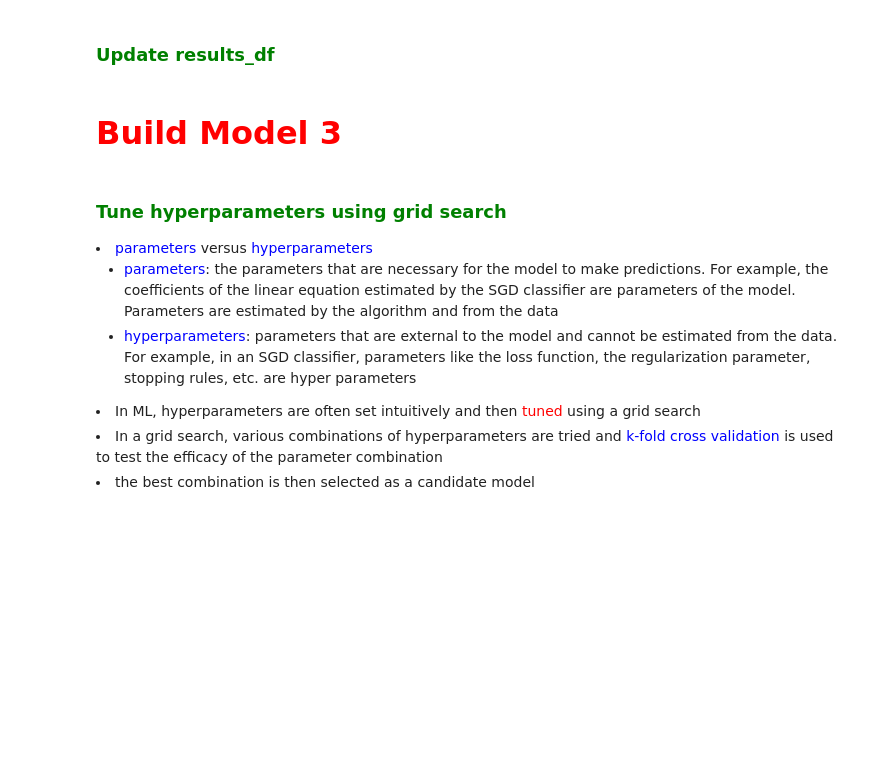
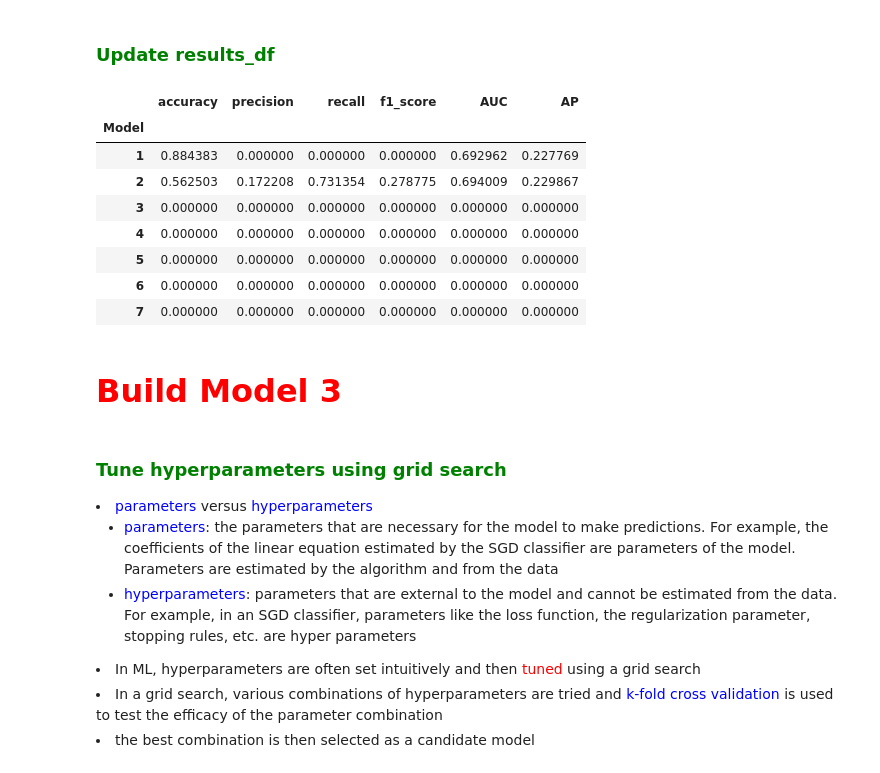
Before and after one commit to ReiannaLiu/IEORE4212_Assignments, a Jupyter notebook: Assignment 7/Assignment 7 - Machine learning credit rating assignment.ipynb, the cells around one changed output. Drawn from its saved outputs; the diff is of its cells as text; code cells hidden in the pictures; blank space fills up the shorter version.

Commit message:
update model 2

```diff
--- a/Assignment 7/Assignment 7 - Machine learning credit rating assignment.ipynb
+++ b/Assignment 7/Assignment 7 - Machine learning credit rating assignment.ipynb
@@ -447,0 +442,6 @@ results_df
+# %%
+model_2 = SGDClassifier(loss="log_loss",random_state=42, max_iter=1000, class_weight={0:1, 1:9})
+model_2.fit(x_train,y_train)
+
+print(model_2.score(x_train,y_train))
+print(model_2.score(x_test,y_test))
@@ -447,0 +451,18 @@ results_df
+# %%
+cfm = confusion_matrix(y_test,model_2.predict(x_test))
+accuracy_training = model_2.score(x_train,y_train)
+accuracy_testing = model_2.score(x_test,y_test)
+precision = precision_score(y_test,model_2.predict(x_test))
+recall = recall_score(y_test,model_2.predict(x_test))
+f1 = f1_score(y_test,model_2.predict(x_test))
+auc = roc_auc_score(y_test,model_2.predict_proba(x_test)[:,1])
+ap = average_precision_score(y_test,model_2.predict_proba(x_test)[:,1])
+
+print("Confusion Matrix: \n",cfm)
+print("Training accuracy: ",accuracy_training)
+print("Testing  accuracy: ",accuracy_testing)
+print("Precision: ",precision)
+print("Recall: ",recall)
+print("F1-Score: ",f1)
+print("AUC: ",auc)
+print("Average Precision: ",ap)
@@ -459,3 +491,17 @@ results_df
+# %%
+results_df.loc[2] = [accuracy_testing,precision,recall,f1,auc,ap]
+
+results_df
+# %% [output]
+|  | accuracy | precision | recall | f1_score | AUC | AP |
+| Model |  |  |  |  |  |  |
+| 1 | 0.884383 | 0.000000 | 0.000000 | 0.000000 | 0.692962 | 0.227769 |
+| 2 | 0.562503 | 0.172208 | 0.731354 | 0.278775 | 0.694009 | 0.229867 |
+| 3 | 0.000000 | 0.000000 | 0.000000 | 0.000000 | 0.000000 | 0.000000 |
+| 4 | 0.000000 | 0.000000 | 0.000000 | 0.000000 | 0.000000 | 0.000000 |
+| 5 | 0.000000 | 0.000000 | 0.000000 | 0.000000 | 0.000000 | 0.000000 |
+| 6 | 0.000000 | 0.000000 | 0.000000 | 0.000000 | 0.000000 | 0.000000 |
+| 7 | 0.000000 | 0.000000 | 0.000000 | 0.000000 | 0.000000 | 0.000000 |
 # %% [markdown]
 <h1 style="color:red;font-size:xx-large">Build Model 3</h1>
 # %% [markdown]
```
Also changed, not shown: parts of 5 cells of this notebook.
